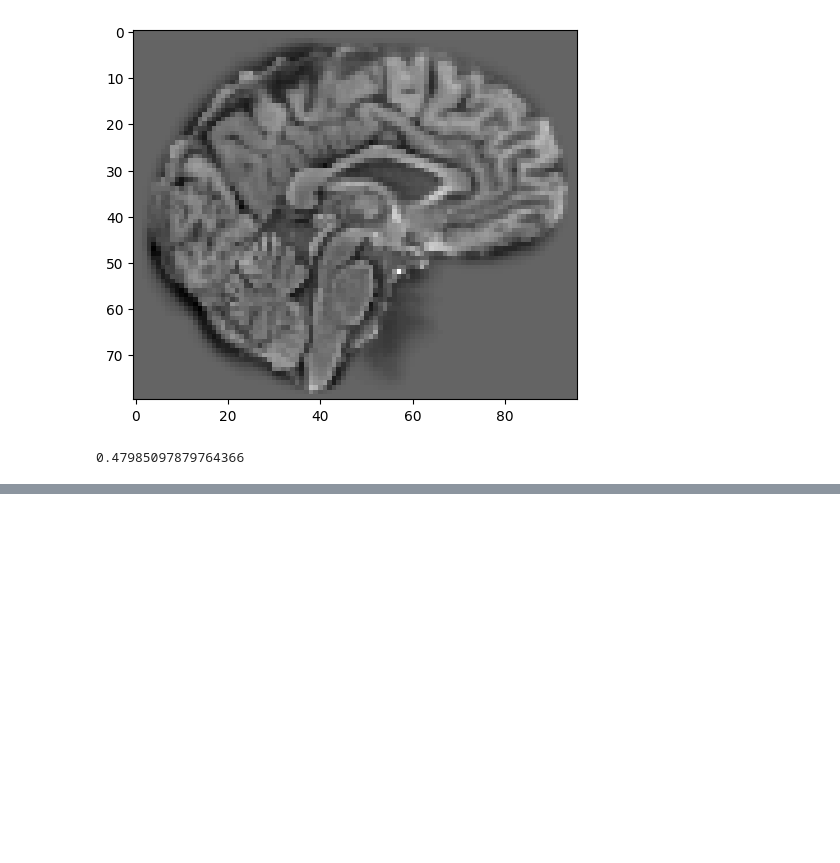
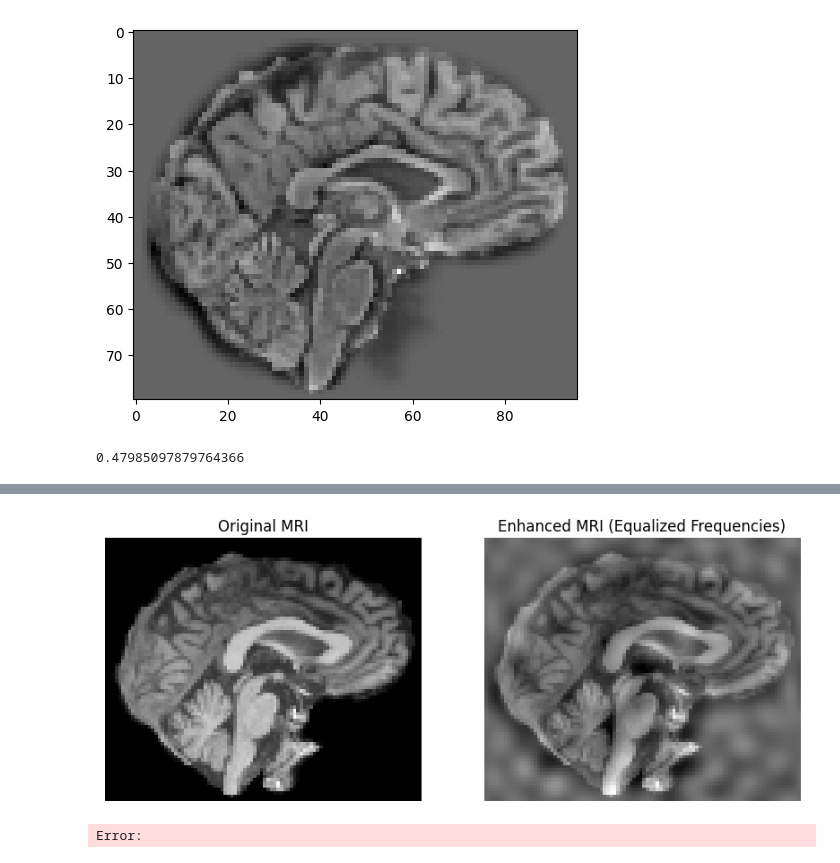
Before and after one commit to Vaakir/unsupervised-deep-learning-bachelor-thesis, a Jupyter notebook: test_vae.ipynb, the cells around one changed output, grey strips where cells are left out. Drawn from its saved outputs; the diff is of its cells as text; code cells hidden in the pictures; blank space fills up the shorter version.

```diff
--- a/test_vae.ipynb
+++ b/test_vae.ipynb
@@ -177,0 +302,70 @@ SSIM(recon.reshape(diff_test.shape), diff_test)
+# %%
+import numpy as np
+
+def equalize_low_frequencies(mri_scan, target_freq=0.12):
+    """
+    Equalizes the amplitude of frequencies below target_freq in an MRI scan.
+
+    Args:
+        mri_scan (ndarray): The input 3D MRI scan.
+        target_freq (float): The frequency threshold below which amplitudes are equalized.
+
+    Returns:
+        ndarray: The processed MRI scan with enhanced details.
+    """
+    # Compute the 3D FFT
+    fft_result = np.fft.fftn(mri_scan)
+
+    # Compute frequencies in each dimension
+    freqs_x = np.fft.fftfreq(mri_scan.shape[0])
+    freqs_y = np.fft.fftfreq(mri_scan.shape[1])
+    freqs_z = np.fft.fftfreq(mri_scan.shape[2])
+
+    # Compute the magnitude of the frequencies
+    freq_magnitude = np.sqrt(freqs_x[:, None, None]**2 + freqs_y[None, :, None]**2 + freqs_z[None, None, :]**2)
+
+    # Compute the amplitude spectrum
+    amplitude_spectrum = np.abs(fft_result)
+
+    # Find low frequencies below the target frequency
+    low_freq_mask = freq_magnitude < target_freq
+
+    # Compute the mean amplitude of low frequencies
+    mean_low_freq_amp = np.mean(amplitude_spectrum[low_freq_mask])
+
+    # Equalize low frequencies by setting them to the mean amplitude
+    amplitude_spectrum[low_freq_mask] = mean_low_freq_amp
+
+    # Reconstruct the complex FFT result with the modified amplitude
+    fft_result_new = amplitude_spectrum * np.exp(1j * np.angle(fft_result))
+
+    # Apply the inverse FFT to get the modified image
+    enhanced_image = np.fft.ifftn(fft_result_new).real
+
+    return enhanced_image
+import matplotlib.pyplot as plt
+
+# Load your MRI scan (assuming train[0] is a 3D MRI image)
+mri_scan = train[0]
+
+# Process the MRI scan
+enhanced_mri = equalize_low_frequencies(mri_scan, target_freq=0.12)
+
+# Show a slice of the original and processed MRI for comparison
+slice_idx = mri_scan.shape[0] // 2  # Choose a middle slice
+
+plt.figure(figsize=(10, 5))
+plt.subplot(1, 2, 1)
+plt.imshow(np.rot90(mri_scan[slice_idx]), cmap="gray")
+plt.title("Original MRI")
+plt.axis("off")
+
+plt.subplot(1, 2, 2)
+plt.imshow(np.rot90(enhanced_mri[slice_idx]), cmap="gray")
+plt.title("Enhanced MRI (Equalized Frequencies)")
+plt.axis("off")
+
+plt.show()
+# %% [output]
+[figure, added]
+Error:
```
Also changed, not shown: parts of 10 cells of this notebook, 3 other files.
